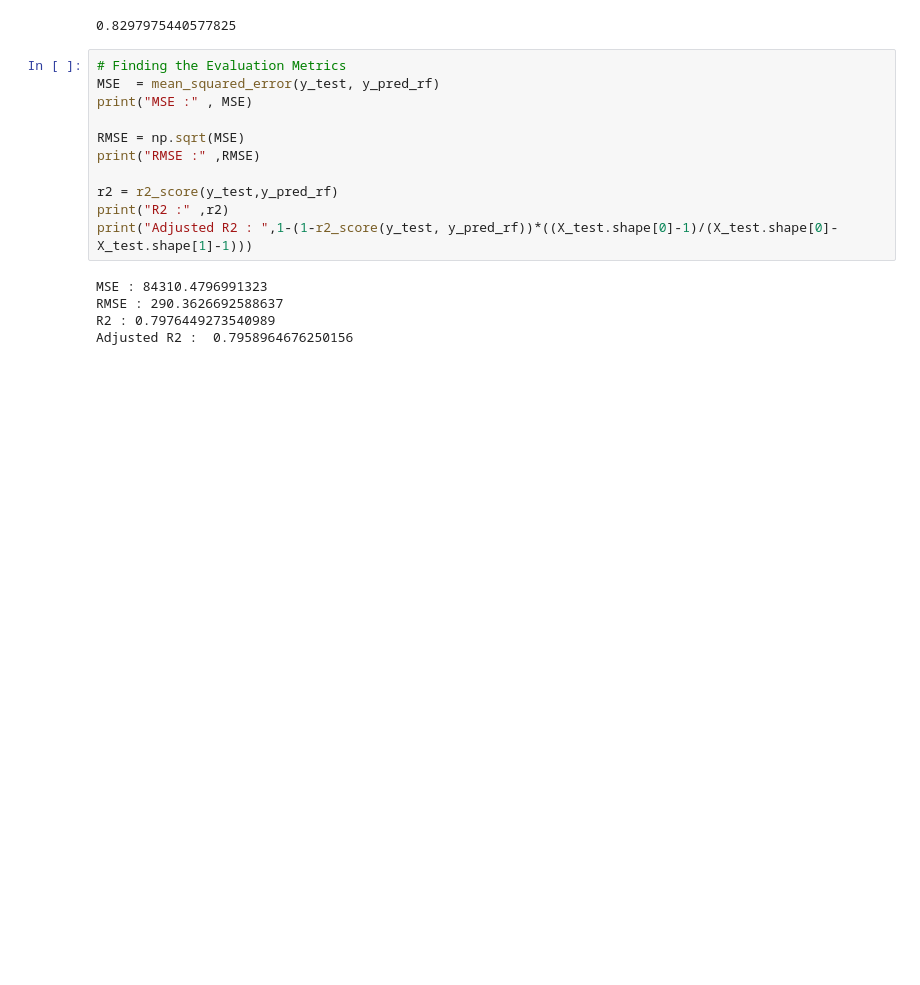
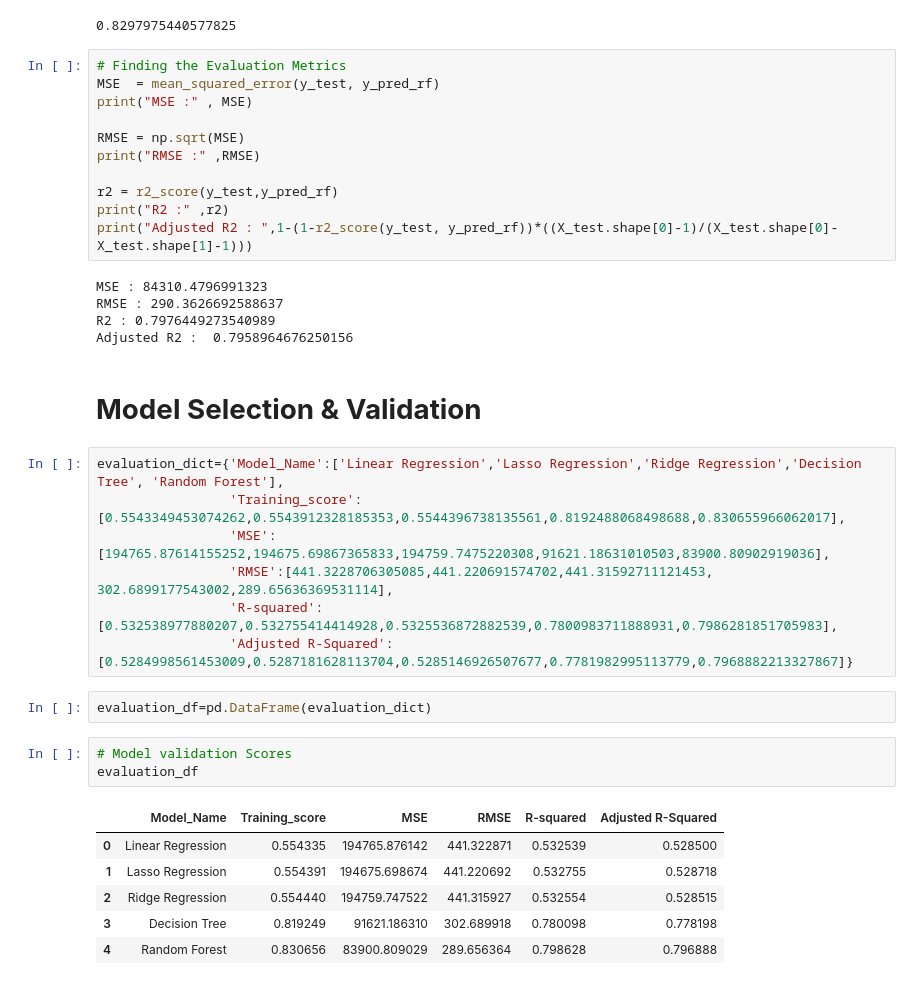
Before and after one commit to rohit-1026/Bike-Sharing-Demand-Prediction, a Jupyter notebook: Bike_Sharing_Demand_Prediction_Capstone_Project.ipynb, the cells around one changed output. Cells and saved outputs as stored; diff of their text form; blank space fills up the shorter version.

```diff
--- a/Bike_Sharing_Demand_Prediction_Capstone_Project.ipynb
+++ b/Bike_Sharing_Demand_Prediction_Capstone_Project.ipynb
@@ -877,3 +879,24 @@ MSE : 84310.4796991323
 RMSE : 290.3626692588637
 R2 : 0.7976449273540989
 Adjusted R2 :  0.7958964676250156
+# %% [markdown]
+# **Model Selection & Validation**
+# %%
+evaluation_dict={'Model_Name':['Linear Regression','Lasso Regression','Ridge Regression','Decision Tree', 'Random Forest'],
+                 'Training_score':[0.5543349453074262,0.5543912328185353,0.5544396738135561,0.8192488068498688,0.830655966062017],
+                 'MSE':[194765.87614155252,194675.69867365833,194759.7475220308,91621.18631010503,83900.80902919036],
+                 'RMSE':[441.3228706305085,441.220691574702,441.31592711121453, 302.6899177543002,289.65636369531114],
+                 'R-squared':[0.532538977880207,0.532755414414928,0.5325536872882539,0.7800983711888931,0.7986281851705983],
+                 'Adjusted R-Squared':[0.5284998561453009,0.5287181628113704,0.5285146926507677,0.7781982995113779,0.7968882213327867]}
+# %%
+evaluation_df=pd.DataFrame(evaluation_dict)
+# %%
+# Model validation Scores
+evaluation_df
+# %% [output]
+|  | Model_Name | Training_score | MSE | RMSE | R-squared | Adjusted R-Squared |
+| 0 | Linear Regression | 0.554335 | 194765.876142 | 441.322871 | 0.532539 | 0.528500 |
+| 1 | Lasso Regression | 0.554391 | 194675.698674 | 441.220692 | 0.532755 | 0.528718 |
+| 2 | Ridge Regression | 0.554440 | 194759.747522 | 441.315927 | 0.532554 | 0.528515 |
+| 3 | Decision Tree | 0.819249 | 91621.186310 | 302.689918 | 0.780098 | 0.778198 |
+| 4 | Random Forest | 0.830656 | 83900.809029 | 289.656364 | 0.798628 | 0.796888 |
```
Also changed, not shown: parts of 8 cells of this notebook.
